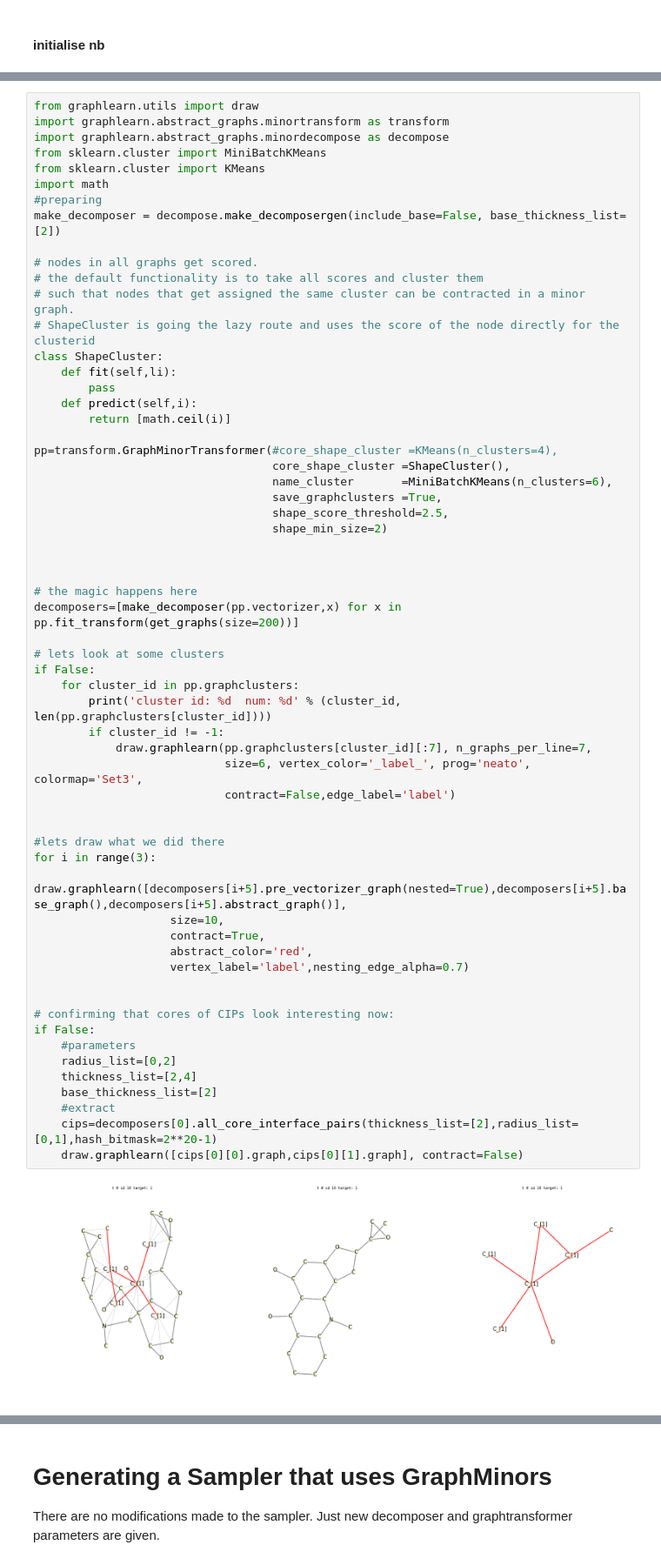
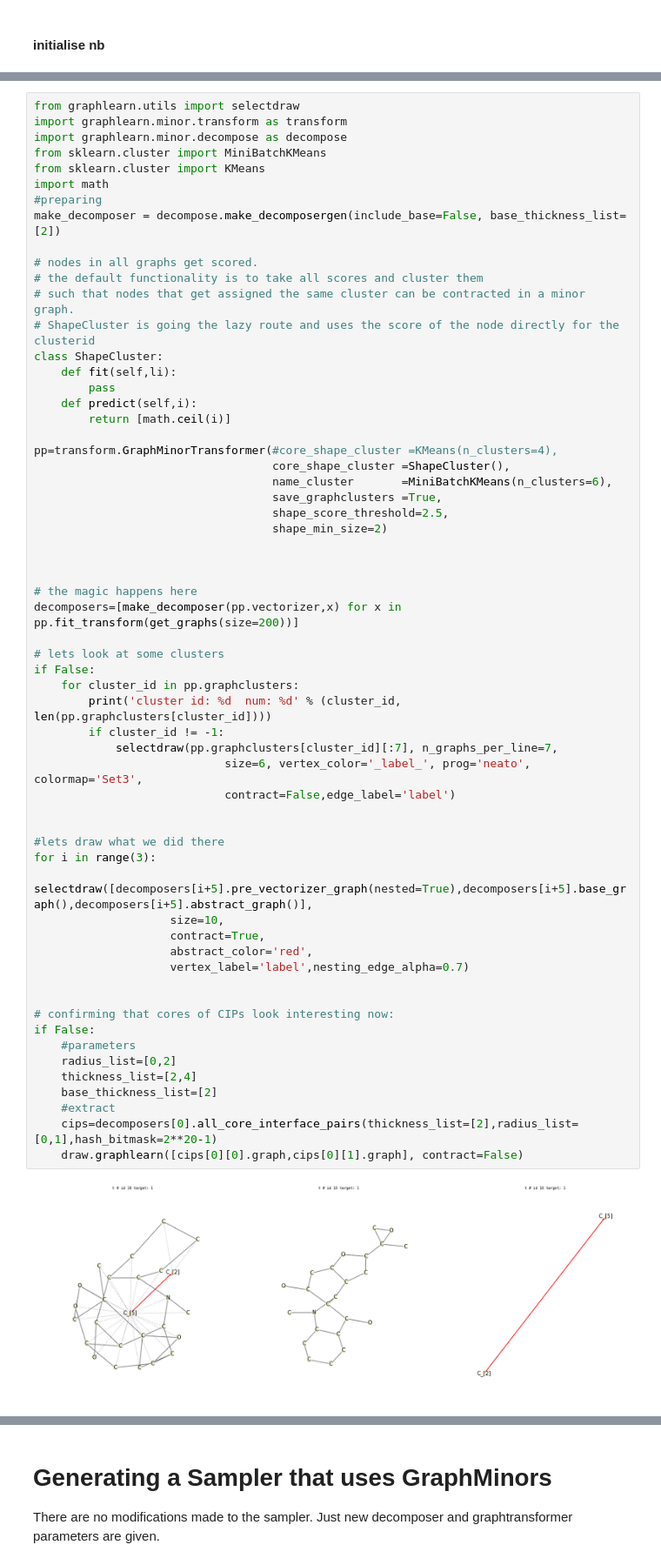
Before and after one commit to fabriziocosta/GraphLearn_examples, a Jupyter notebook: Abstract/CoreMorph.ipynb, the cells around one changed output, grey strips where cells are left out. Shown at 87% size. Drawn from its saved outputs; the diff is of its cells as text.

```diff
--- a/Abstract/CoreMorph.ipynb
+++ b/Abstract/CoreMorph.ipynb
@@ -59,9 +58,9 @@ We do this by using the (one class) estimator to annotate the nodes in the graph
 on nodes with similar scores.
 The subgraphs obtained in this way are then clustered and the clustername is used for the names of the parts.
 # %%
-from graphlearn.utils import draw
-import graphlearn.abstract_graphs.minortransform as transform
-import graphlearn.abstract_graphs.minordecompose as decompose
+from graphlearn.utils import selectdraw
+import graphlearn.minor.transform as transform
+import graphlearn.minor.decompose as decompose
 from sklearn.cluster import MiniBatchKMeans
 from sklearn.cluster import KMeans
 import math
@@ -90,33 +89,33 @@ pp=transform.GraphMinorTransformer(#core_shape_cluster =KMeans(n_clusters=4),
 # the magic happens here
 decomposers=[make_decomposer(pp.vectorizer,x) for x in pp.fit_transform(get_graphs(size=200))]
 
 # lets look at some clusters
 if False:
     for cluster_id in pp.graphclusters:
         print('cluster id: %d  num: %d' % (cluster_id, len(pp.graphclusters[cluster_id])))
         if cluster_id != -1:
-            draw.graphlearn(pp.graphclusters[cluster_id][:7], n_graphs_per_line=7,
+            selectdraw(pp.graphclusters[cluster_id][:7], n_graphs_per_line=7,
                             size=6, vertex_color='_label_', prog='neato', colormap='Set3',
                             contract=False,edge_label='label')
 
 
 #lets draw what we did there
 for i in range(3):
-    draw.graphlearn([decomposers[i+5].pre_vectorizer_graph(nested=True),decomposers[i+5].base_graph(),decomposers[i+5].abstract_graph()],
+    selectdraw([decomposers[i+5].pre_vectorizer_graph(nested=True),decomposers[i+5].base_graph(),decomposers[i+5].abstract_graph()],
                     size=10,
                     contract=True,
                     abstract_color='red',
                     vertex_label='label',nesting_edge_alpha=0.7)
 
 
 # confirming that cores of CIPs look interesting now:
 if False:
     #parameters
     radius_list=[0,2]
     thickness_list=[2,4]
     base_thickness_list=[2]
     #extract
     cips=decomposers[0].all_core_interface_pairs(thickness_list=[2],radius_list=[0,1],hash_bitmask=2**20-1)
     draw.graphlearn([cips[0][0].graph,cips[0][1].graph], contract=False)
 # %% [output]
-[figure, old version]
+[figure, new version]
```
Also changed, not shown: parts of 10 cells of this notebook, 4 other files.
